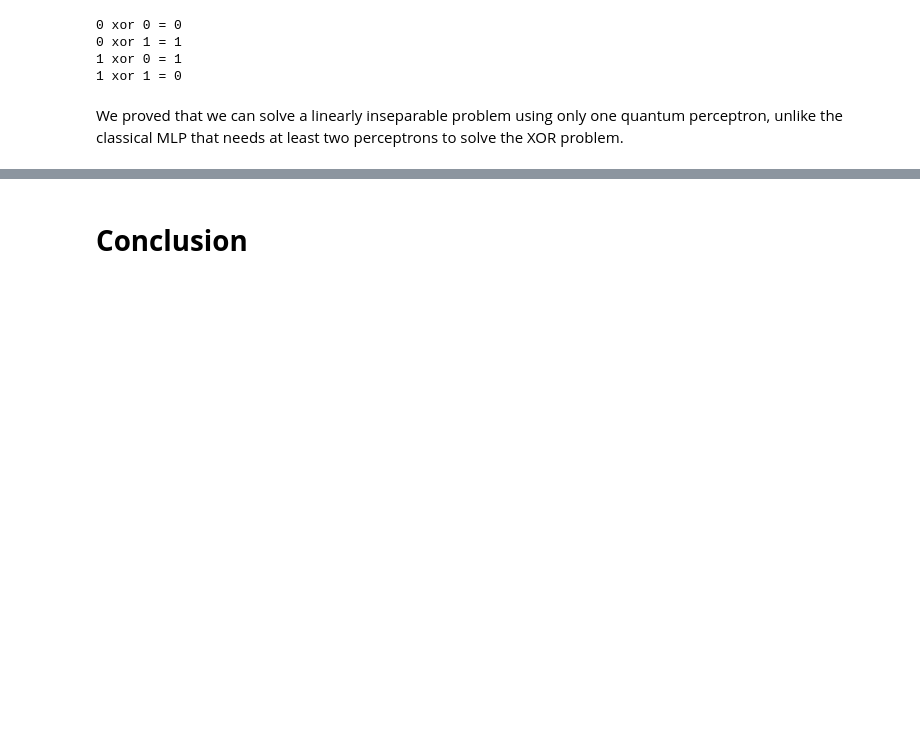
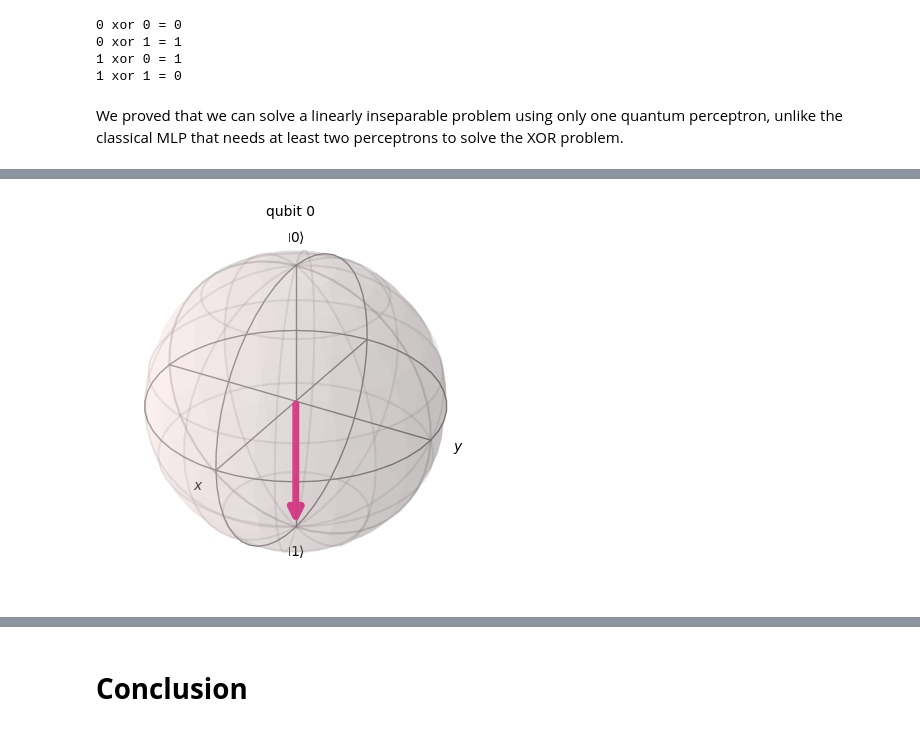
Before and after one commit to MrBrown23/QuantumComputingTests, a Jupyter notebook: Quantum Perceptron/quantum_perceptron_on_xor.ipynb, the cells around one changed output, grey strips where cells are left out. Saved outputs shown, nothing was run; the diff lists cells and outputs as text; code cells hidden in the pictures; blank space fills up the shorter version.

```diff
--- a/Quantum Perceptron/quantum_perceptron_on_xor.ipynb
+++ b/Quantum Perceptron/quantum_perceptron_on_xor.ipynb
@@ -179,0 +181,10 @@ We proved that we can solve a linearly inseparable problem using only one quantu
+# %%
+simulator = Aer.get_backend('statevector_simulator')
+
+result = simulator.run(circuits[1]).result()
+
+circuits[1].draw(output='mpl', scale=2, style='iqx')
+statevector = result.get_statevector(circuits[1])
+plot_bloch_multivector(statevector)
+# %% [output]
+[figure, added]
```
Also changed, not shown: parts of 15 cells of this notebook.
